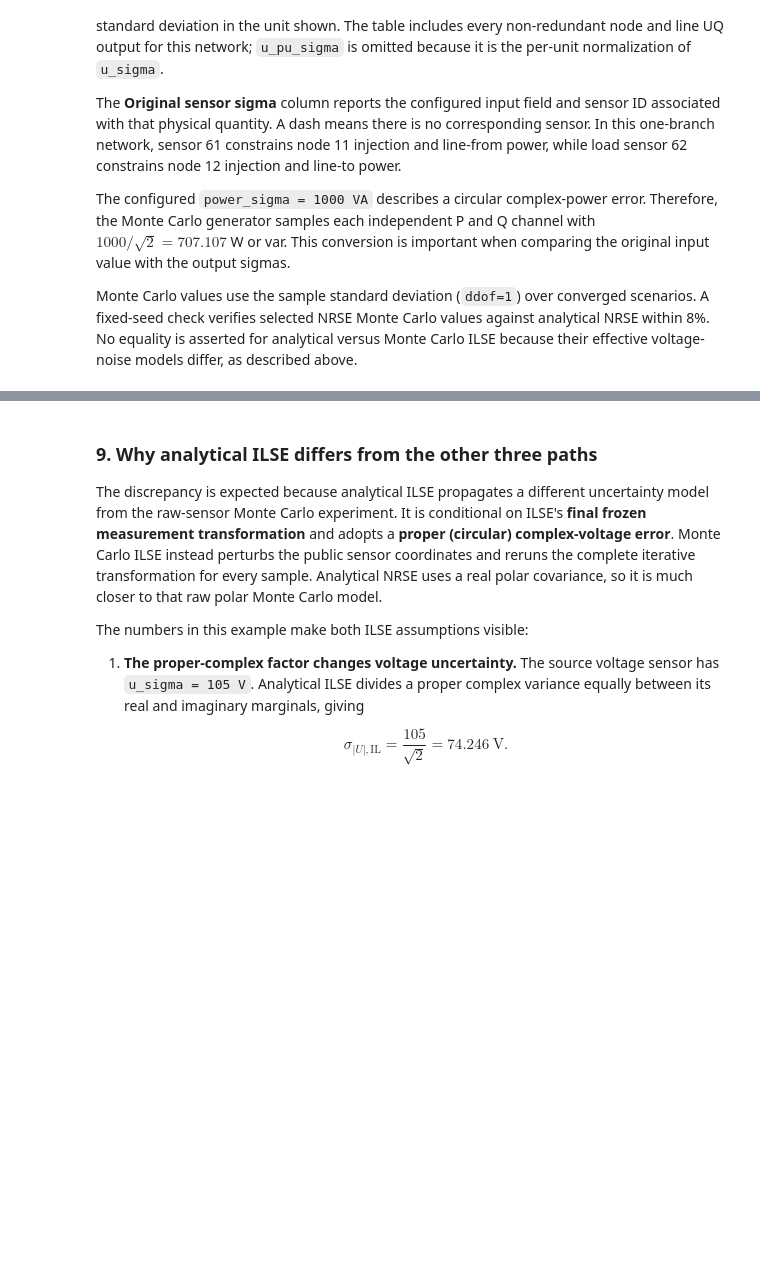
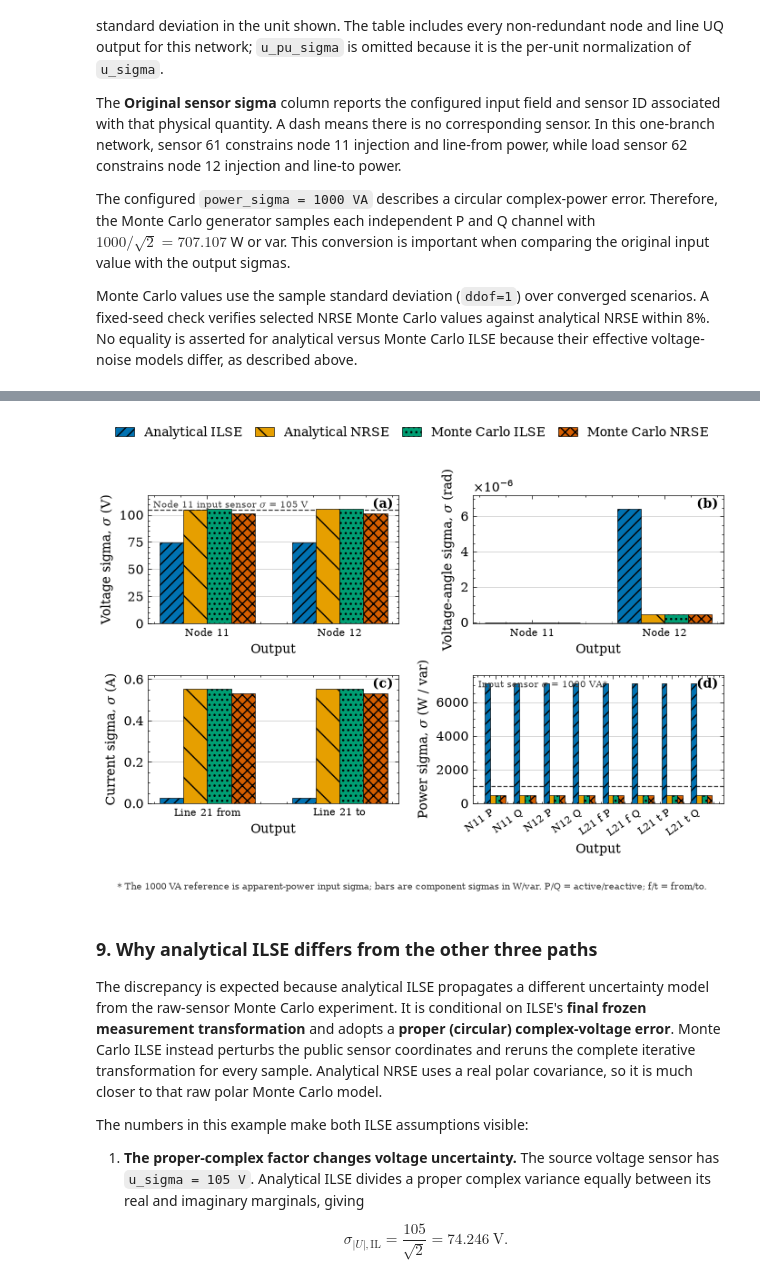
Before and after one commit to Plusero/power-grid-model, a Jupyter notebook: docs/examples/State Estimation UQ Example.ipynb, the cells around one changed output, grey strips where cells are left out. Drawn from its saved outputs; the diff is of its cells as text; code cells hidden in the pictures; blank space fills up the shorter version.

Commit message:
comparison with Monte Carlo
Signed-off-by: jhe <JialinHe_Plusero@outlook.com>

```diff
--- a/docs/examples/State Estimation UQ Example.ipynb
+++ b/docs/examples/State Estimation UQ Example.ipynb
@@ -487,3 +491,53 @@ four_method_comparison.style.format({column: "{:.6g}" for column in numeric_colu
+# %%
+import matplotlib.pyplot as plt
+from matplotlib.ticker import ScalarFormatter
+import scienceplots  # Registers the `science` style.
+
+plot_methods = ["Analytical UQ — ILSE", "Analytical UQ — NRSE", "Monte Carlo UQ — ILSE", "Monte Carlo UQ — NRSE"]
+plot_labels = ["Analytical ILSE", "Analytical NRSE", "Monte Carlo ILSE", "Monte Carlo NRSE"]
+plot_colors = ["#0072B2", "#E69F00", "#009E73", "#D55E00"]
+plot_hatches = ["///", "\\", "...", "xxx"]
+
+plot_panels = [
+    ("(a)", r"Voltage sigma, $\sigma$ (V)", ["node 11 voltage magnitude", "node 12 voltage magnitude"], ["Node 11", "Node 12"], (0.0, 118.0), 105.0, r"Node 11 input sensor $\sigma$ = 105 V"),
+    ("(b)", r"Voltage-angle sigma, $\sigma$ (rad)", ["node 11 voltage angle", "node 12 voltage angle"], ["Node 11", "Node 12"], (-0.05e-6, 7.2e-6), None, None),
+    ("(c)", r"Current sigma, $\sigma$ (A)", ["line 21 from current", "line 21 to current"], ["Line 21 from", "Line 21 to"], (0.0, 0.62), None, None),
+    ("(d)", r"Power sigma, $\sigma$ (W / var)", ["node 11 active injection", "node 11 reactive injection", "node 12 active injection", "node 12 reactive injection", "line 21 from active power", "line 21 from reactive power", "line 21 to active power", "line 21 to reactive power"], ["N11 P", "N11 Q", "N12 P", "N12 Q", "L21 f P", "L21 f Q", "L21 t P", "L21 t Q"], (0.0, 7600.0), 1000.0, r"Input sensor $\sigma$ = 1000 VA*"),
+]
+
+comparison_by_output = four_method_comparison.set_index("output")
+with plt.style.context(["science"]):
+    with plt.rc_context({"text.usetex": False, "savefig.bbox": None}):
+        fig, axes = plt.subplots(2, 2, figsize=(7.16, 5.35), squeeze=False)
+        axes = axes.ravel()
+        for ax, (panel_label, ylabel, rows, xlabels, ylim, sensor_sigma, sensor_label) in zip(axes, plot_panels, strict=True):
+            values = comparison_by_output.loc[rows, plot_methods].to_numpy()
+            x = np.arange(len(rows))
+            width = 0.18
+            for method_index, (method_label, color, hatch) in enumerate(zip(plot_labels, plot_colors, plot_hatches, strict=True)):
+                ax.bar(x + (method_index - 1.5) * width, values[:, method_index], width=width, label=method_label, color=color, edgecolor="black", linewidth=0.45, hatch=hatch, zorder=3)
+            ax.set_xlabel("Output")
+            ax.set_ylabel(ylabel)
+            ax.set_xticks(x)
+            ax.set_xticklabels(xlabels, rotation=35 if len(x) >= 6 else 0, ha="right" if len(x) >= 6 else "center")
+            ax.tick_params(axis="x", labelsize=8)
+            ax.set_ylim(*ylim)
+            ax.grid(axis="y", color="0.82", linewidth=0.6, zorder=0)
+            ax.set_axisbelow(True)
+            ax.text(0.98, 0.98, panel_label, transform=ax.transAxes, ha="right", va="top", fontweight="bold", zorder=5)
+            if panel_label == "(b)":
+                ax.yaxis.set_major_formatter(ScalarFormatter(useMathText=True))
+                ax.ticklabel_format(axis="y", style="sci", scilimits=(0, 0))
+            if sensor_sigma is not None:
+                ax.axhline(sensor_sigma, color="0.25", linestyle="--", linewidth=0.9, zorder=2)
+                ax.text(0.02, 0.96, sensor_label, transform=ax.transAxes, ha="left", va="top", fontsize=7.5, color="0.25")
+        handles, labels = axes[0].get_legend_handles_labels()
+        fig.legend(handles, labels, loc="upper center", bbox_to_anchor=(0.5, 0.995), ncol=4, frameon=False, handlelength=1.5, columnspacing=1.0)
+        fig.text(0.5, 0.015, "* The 1000 VA reference is apparent-power input sigma; bars are component sigmas in W/var. P/Q = active/reactive; f/t = from/to.", ha="center", va="bottom", fontsize=7, color="0.25")
+        fig.tight_layout(rect=(0, 0.06, 1, 0.89), h_pad=1.5, w_pad=1.5)
+        plt.show()
+# %% [output]
+[figure, added]
 # %% [markdown]
 ### 9. Why analytical ILSE differs from the other three paths
 
```
Also changed, not shown: parts of 2 cells of this notebook, 8 other files.
